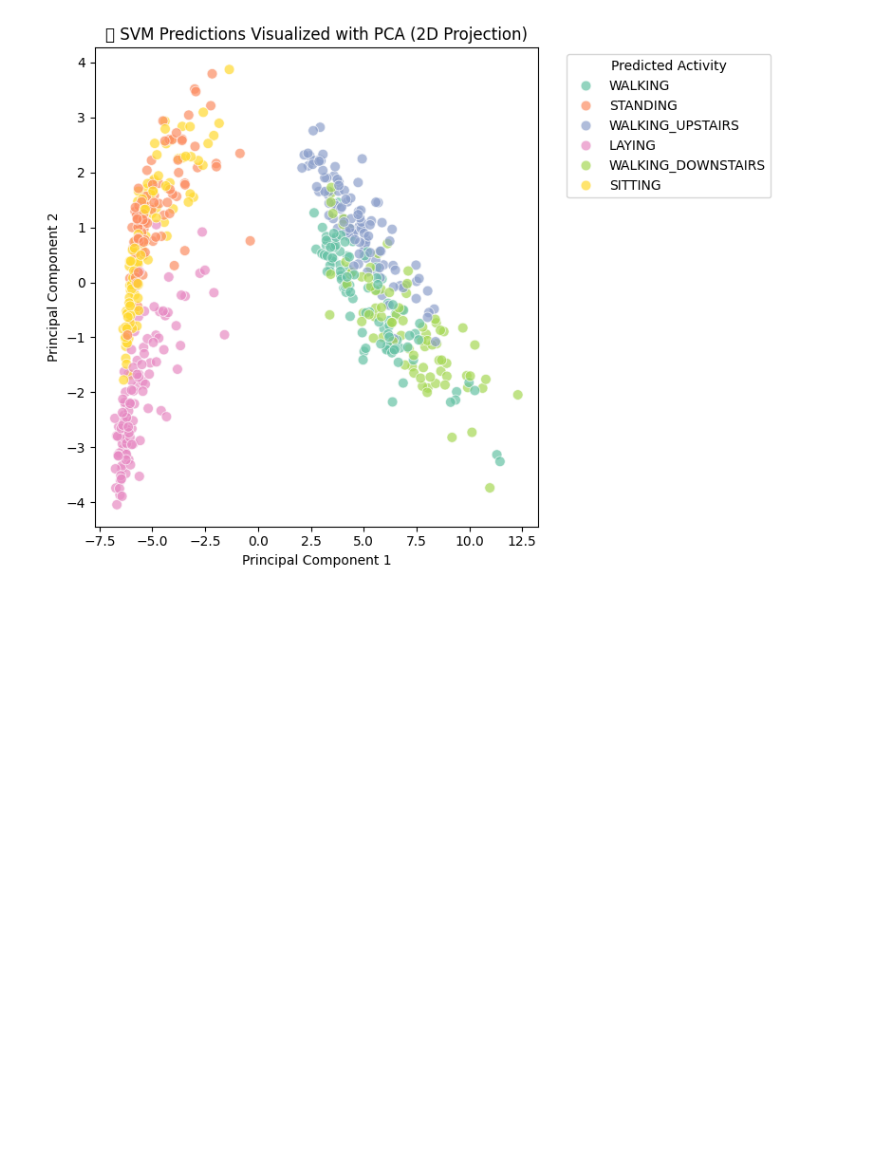
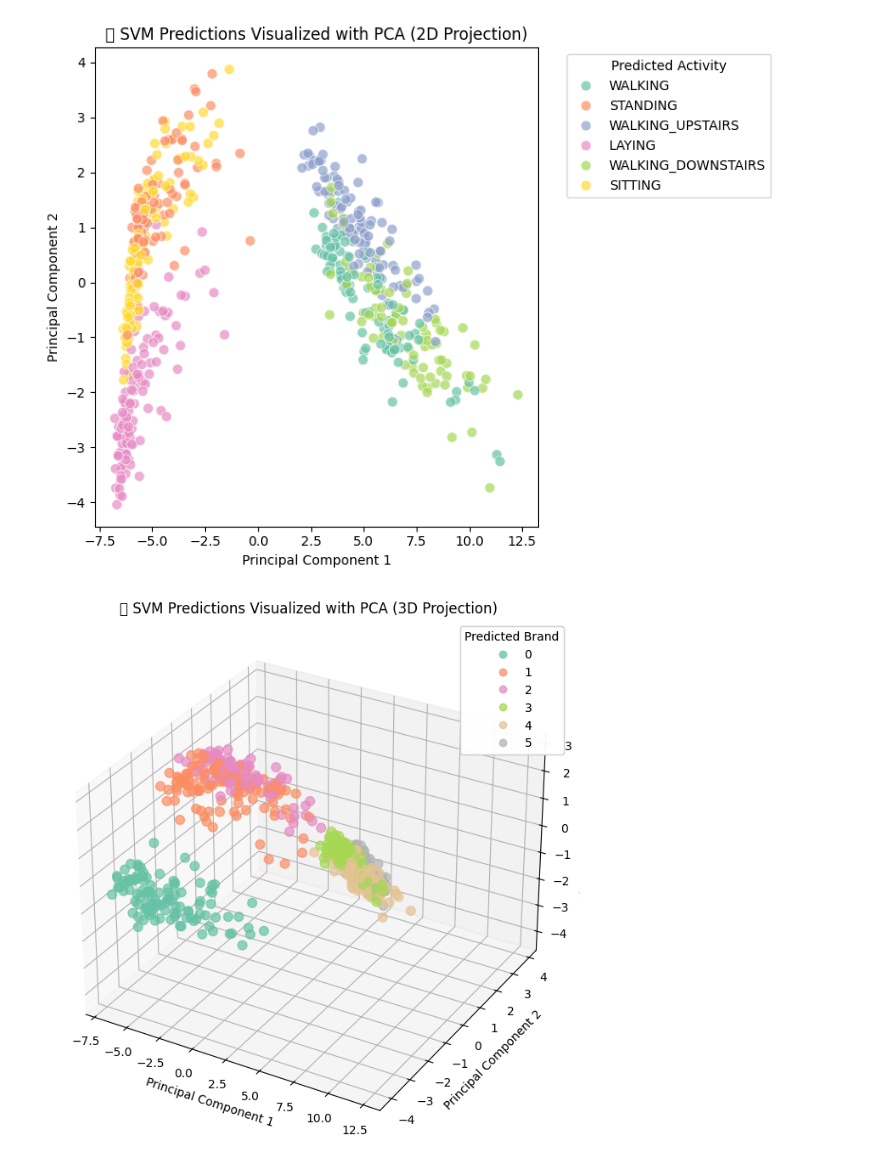
Before and after one commit to Dhriti1209/Machine-Learning-, a Jupyter notebook: svm.ipynb, the cells around one changed output. Drawn from its saved outputs; the diff is of its cells as text; code cells hidden in the pictures; blank space fills up the shorter version.

```diff
--- a/svm.ipynb
+++ b/svm.ipynb
@@ -71,3 +71,31 @@ plt.tight_layout()
 plt.show()
 # %% [output]
 [figure]
+# %%
+pca_3d = PCA(n_components=3)
+X_reduced_3d = pca_3d.fit_transform(X_test)  # or X_test_3D if you already have 3 features
+
+# Plot
+fig = plt.figure(figsize=(10,8))
+ax = fig.add_subplot(111, projection='3d')
+
+scatter = ax.scatter(
+    X_reduced_3d[:, 0],
+    X_reduced_3d[:, 1],
+    X_reduced_3d[:, 2],
+    c=y_pred, cmap='Set2',
+    s=60,
+    alpha=0.7
+)
+
+ax.set_xlabel("Principal Component 1")
+ax.set_ylabel("Principal Component 2")
+ax.set_zlabel("Principal Component 3")
+ax.set_title("🎨 SVM Predictions Visualized with PCA (3D Projection)")
+
+legend1 = ax.legend(*scatter.legend_elements(), title="Predicted Brand")
+ax.add_artist(legend1)
+
+plt.show()
+# %% [output]
+[figure, added]
```
Also changed, not shown: 1 other file.
